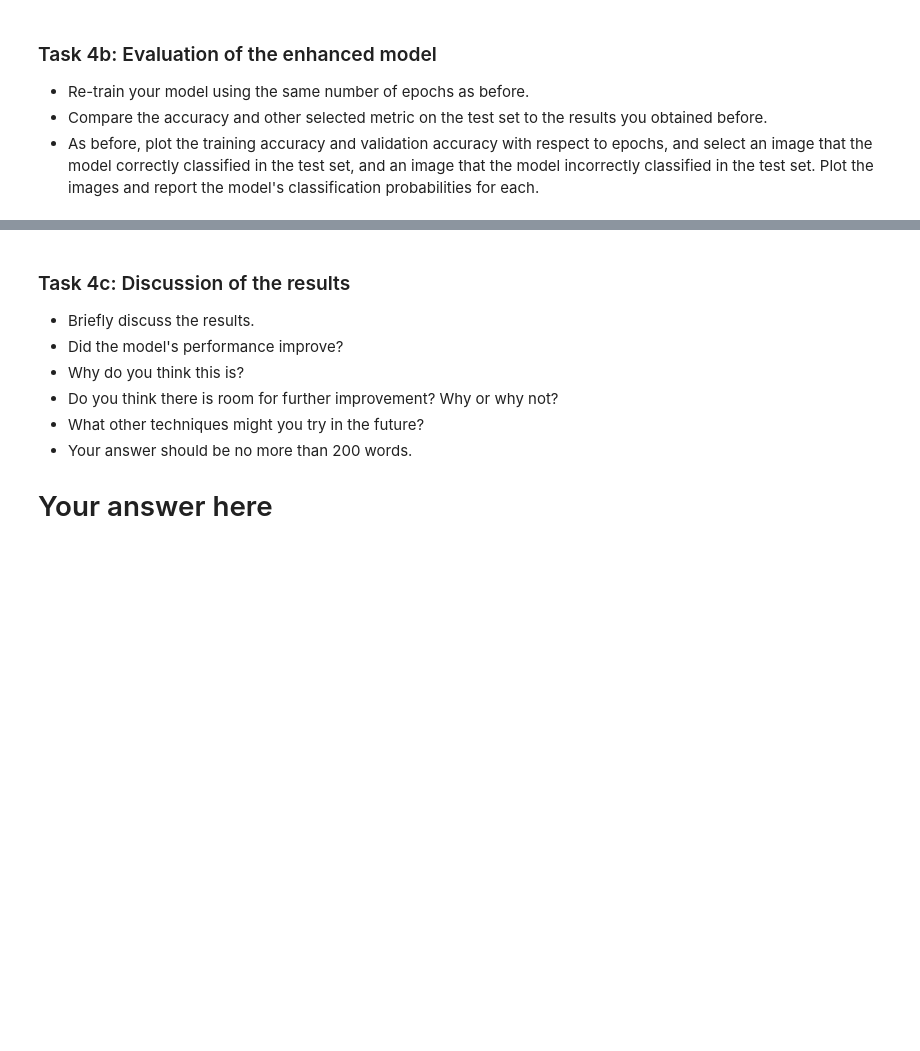
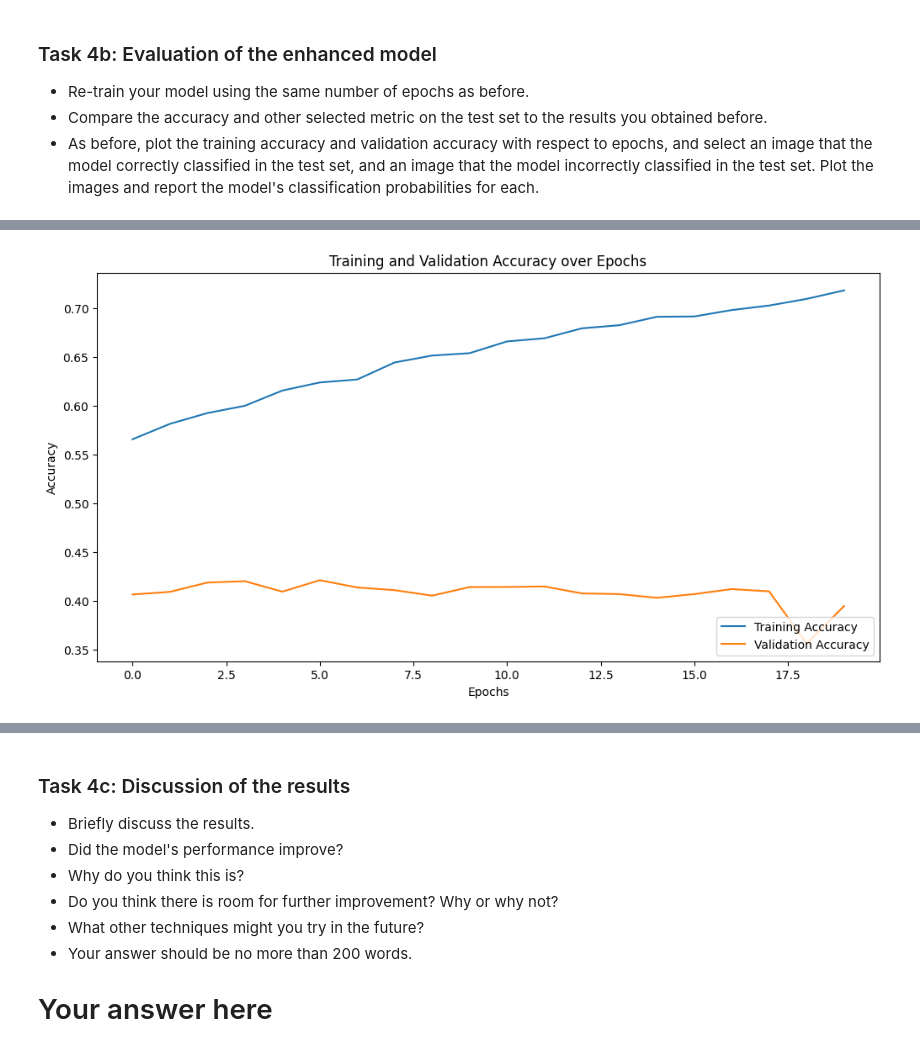
Before and after one commit to vivitali/deep_learning, a Jupyter notebook: 02_activities/assignments/assignment_1.ipynb, the cells around one changed output, grey strips where cells are left out. Drawn from its saved outputs; the diff is of its cells as text; code cells hidden in the pictures; blank space fills up the shorter version.

```diff
--- a/02_activities/assignments/assignment_1.ipynb
+++ b/02_activities/assignments/assignment_1.ipynb
@@ -332,7 +372,6 @@ Shape of y_pred for the first sample: (100,)
 - Explain the technique you used and why you chose it.
 - If you used a technique that requires tuning, explain how you selected the values for the hyperparameters.
 # %%
-# Your code here
 from keras.models import Sequential
 from keras.layers import Conv2D, MaxPooling2D, Flatten, Dense, Dropout, BatchNormalization
 from keras.optimizers import Adam
@@ -351,9 +390,10 @@ model.add(BatchNormalization())
 model.add(MaxPooling2D(pool_size=(2, 2)))
 
 # 3 Layer
-model.add(Conv2D(filters=128, kernel_size=(3, 3), activation='relu'))
+model.add(Conv2D(filters=256, kernel_size=(3, 3), activation='relu'))
 model.add(BatchNormalization())
 model.add(MaxPooling2D(pool_size=(2, 2)))
+
 
 model.add(Flatten())
 
@@ -421,4 +461,23 @@ F1 Score: 0.3982
 - Compare the accuracy and other selected metric on the test set to the results you obtained before.
 - As before, plot the training accuracy and validation accuracy with respect to epochs, and select an image that the model correctly classified in the test set, and an image that the model incorrectly classified in the test set. Plot the images and report the model's classification probabilities for each.
 # %%
-# Your code here
+# Re-train
+history = model.fit(x_train, y_train,
+                    batch_size=batch_size,
+                    epochs=epochs,
+                    validation_data=(x_val, y_val),
+                    verbose=1)
+
+# Evaluate
+test_loss, test_accuracy = model.evaluate(x_test, y_test, verbose=0)
+print("Test Accuracy: {:.4f}".format(test_accuracy))
+
+# Predict the classes for the test set
+y_pred = model.predict(x_test)
+y_pred_classes = np.argmax(y_pred, axis=1)
+y_true = np.argmax(y_test, axis=1)
+
+# Calculate the F1 score
+from sklearn.metrics import f1_score
+f1 = f1_score(y_true, y_pred_classes, average='weighted')
+print("F1 Score: {:.4f}".format(f1))
@@ -424,0 +502,14 @@ F1 Score: 0.3982
+# %%
+import matplotlib.pyplot as plt
+
+# Plot the training and validation accuracy
+plt.figure(figsize=(12, 6))
+plt.plot(history.history['accuracy'], label='Training Accuracy')
+plt.plot(history.history['val_accuracy'], label='Validation Accuracy')
+plt.title('Training and Validation Accuracy over Epochs')
+plt.xlabel('Epochs')
+plt.ylabel('Accuracy')
+plt.legend(loc='lower right')
+plt.show()
+# %% [output]
+[figure, added]
```
Also changed, not shown: parts of 13 cells of this notebook.
